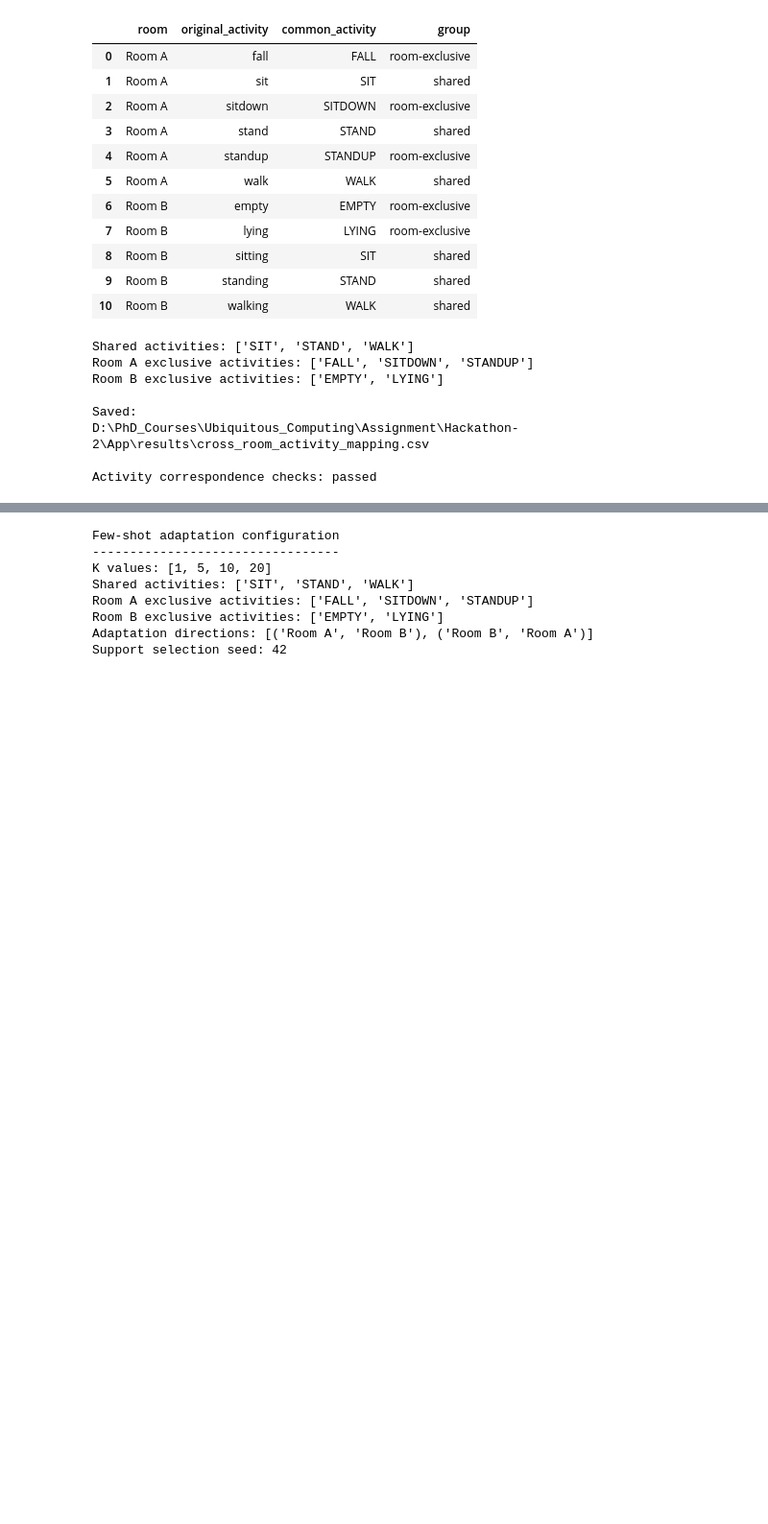
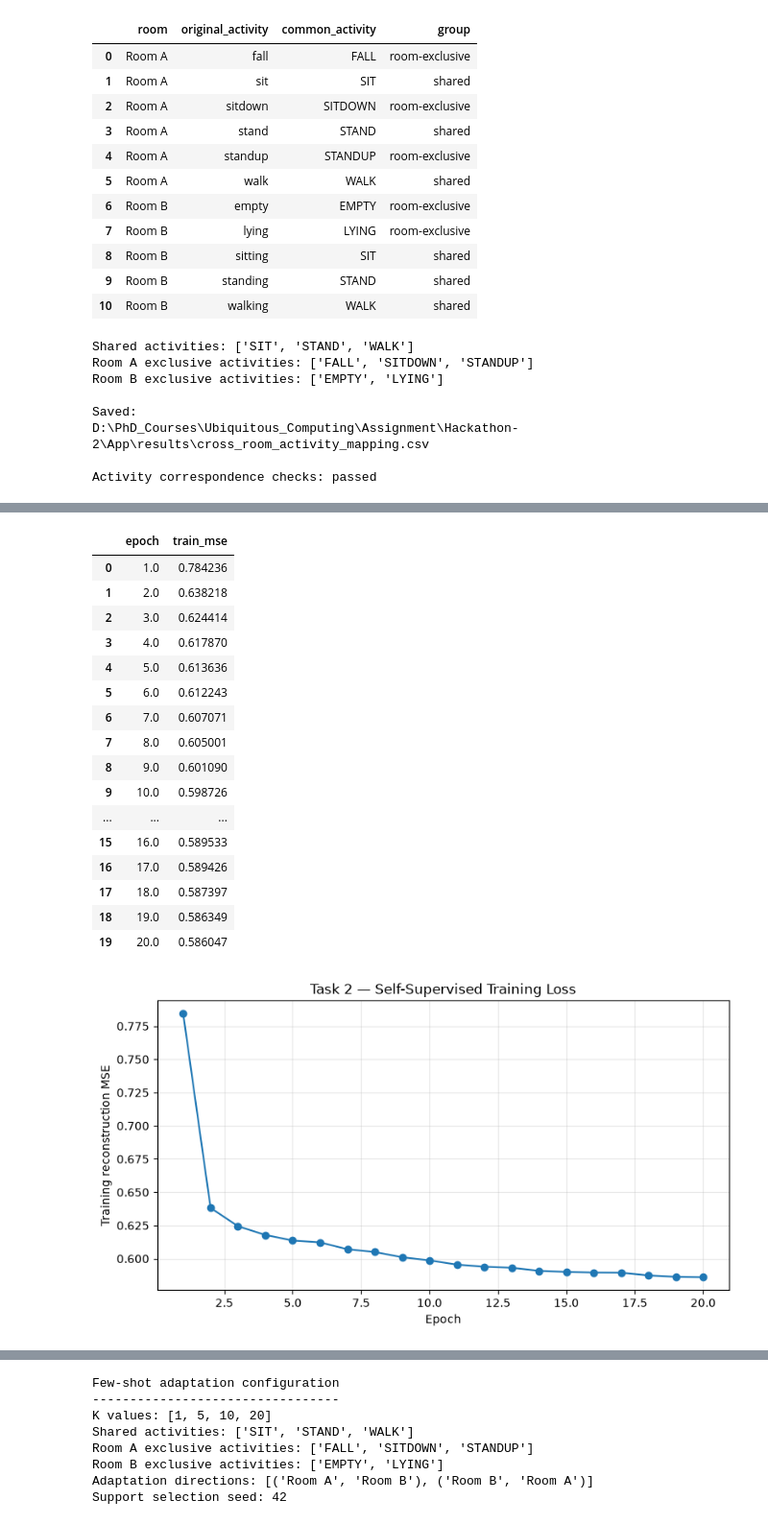
Before and after one commit to Krisna-Sah-Teli/cross-room-few-shot-adaptation, a Jupyter notebook: App/main_notebook.ipynb, the cells around one changed output, grey strips where cells are left out. Shown at 96% size. Saved outputs shown, nothing was run; the diff lists cells and outputs as text; code cells hidden in the pictures; blank space fills up the shorter version.

Commit message:
notebook reorganized and task2 progress

```diff
--- a/App/main_notebook.ipynb
+++ b/App/main_notebook.ipynb
@@ -2907,0 +5072,61 @@ Activity correspondence checks: passed
+# %%
+
+# Step 13.5 — Train the self-supervised autoencoder
+
+import pandas as pd
+import matplotlib.pyplot as plt
+import torch
+
+from scripts.task2_training import train_autoencoder
+
+TRAINING_EPOCHS = 20
+TRAINING_BATCH_SIZE = 64
+
+task2_device = "cuda" if torch.cuda.is_available() else "cpu"
+
+task2_autoencoder, task2_training_history = train_autoencoder(
+    X_unlabeled=X_unlabeled_dev,
+    epochs=TRAINING_EPOCHS,
+    batch_size=TRAINING_BATCH_SIZE,
+    learning_rate=1e-3,
+    seed=42,
+    device=task2_device,
+)
+
+task2_training_history_df = pd.DataFrame(task2_training_history)
+display(task2_training_history_df)
+
+fig, ax = plt.subplots(figsize=(8, 4.5))
+ax.plot(
+    task2_training_history_df["epoch"],
+    task2_training_history_df["train_mse"],
+    marker="o",
+)
+ax.set_title("Task 2 — Self-Supervised Training Loss")
+ax.set_xlabel("Epoch")
+ax.set_ylabel("Training reconstruction MSE")
+ax.grid(True, alpha=0.3)
+fig.tight_layout()
+plt.show()
+
+assert len(task2_training_history) == TRAINING_EPOCHS
+assert all(
+    torch.isfinite(torch.tensor(row["train_mse"])).item()
+    for row in task2_training_history
+)
+
+print("Training device:", task2_device)
+if task2_device == "cuda":
+    print("GPU:", torch.cuda.get_device_name(0))
+print("Development windows used:", len(X_unlabeled_dev))
+print("Epochs completed:", len(task2_training_history))
+print(
+    "First-epoch MSE:",
+    round(task2_training_history[0]["train_mse"], 6),
+)
+print(
+    "Last-epoch MSE:",
+    round(task2_training_history[-1]["train_mse"], 6),
+)
+print("Training completed; validation data was not used.")
+# %% [output]
@@ -2907,0 +5153,18 @@ Activity correspondence checks: passed
+|  | epoch | train_mse |
+| 0 | 1.0 | 0.784236 |
+| 1 | 2.0 | 0.638218 |
+| 2 | 3.0 | 0.624414 |
+| 3 | 4.0 | 0.617870 |
+| 4 | 5.0 | 0.613636 |
+| 5 | 6.0 | 0.612243 |
+| 6 | 7.0 | 0.607071 |
+| 7 | 8.0 | 0.605001 |
+| 8 | 9.0 | 0.601090 |
+| 9 | 10.0 | 0.598726 |
+| ... | ... | ... |
+| 15 | 16.0 | 0.589533 |
+| 16 | 17.0 | 0.589426 |
+| 17 | 18.0 | 0.587397 |
+| 18 | 19.0 | 0.586349 |
+| 19 | 20.0 | 0.586047 |
+[figure, added]
```
Also changed, not shown: parts of 233 cells of this notebook, 4 other files.
